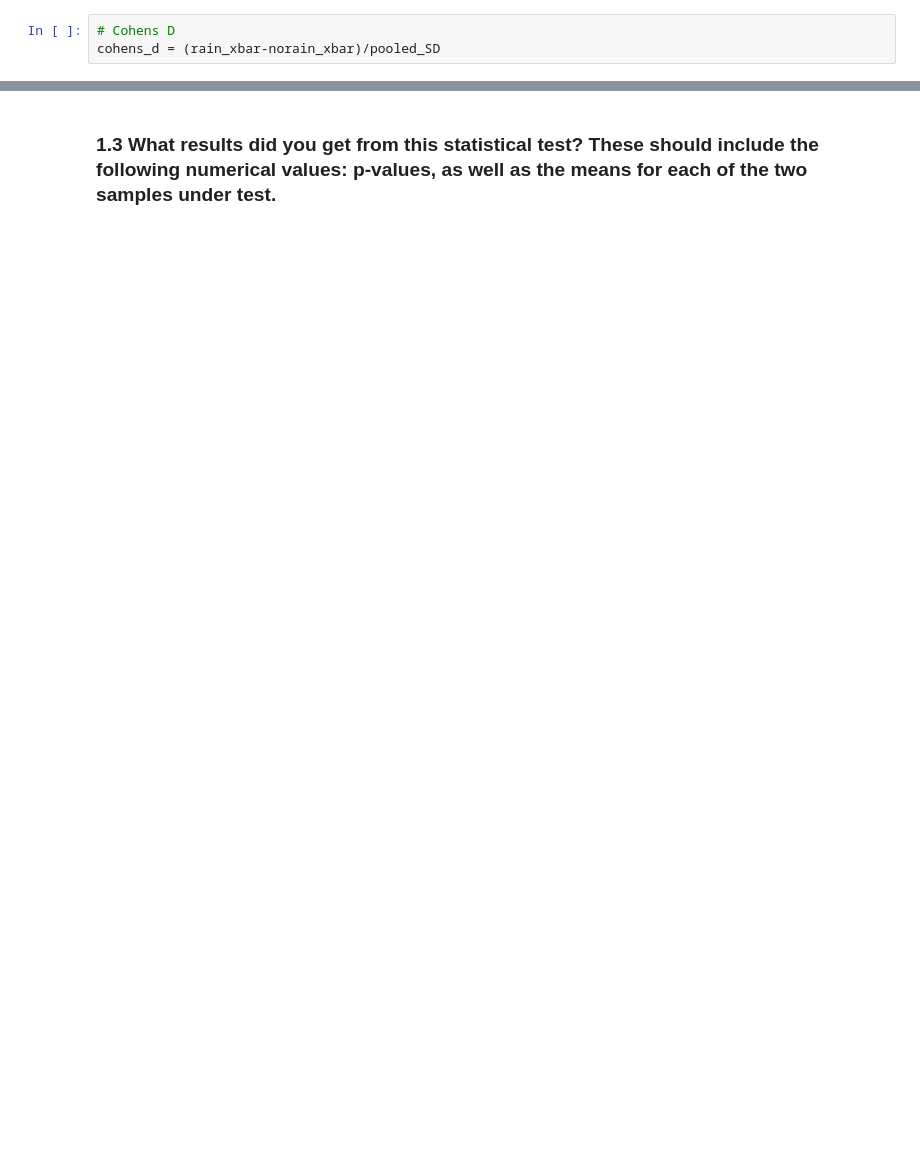
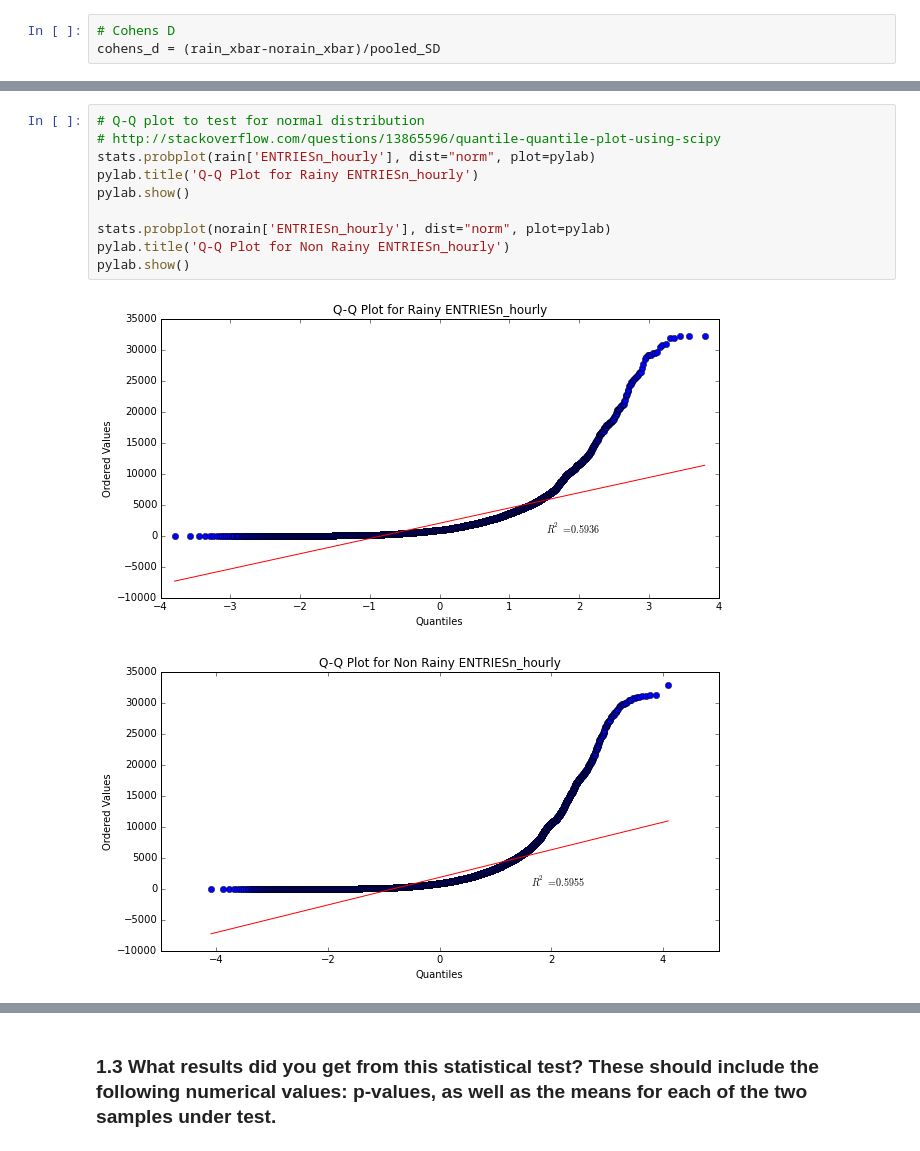
Before and after one commit to craignicholson/P2-1, a Jupyter notebook: Data_Analyst_ND_Project2.ipynb, the cells around one changed output, grey strips where cells are left out. Drawn from its saved outputs; the diff is of its cells as text; blank space fills up the shorter version.

```diff
--- a/Data_Analyst_ND_Project2.ipynb
+++ b/Data_Analyst_ND_Project2.ipynb
@@ -238,0 +291,13 @@ https://statistics.laerd.com/statistical-guides/independent-t-test-statistical-g
+# %%
+# Q-Q plot to test for normal distribution
+# http://stackoverflow.com/questions/13865596/quantile-quantile-plot-using-scipy
+stats.probplot(rain['ENTRIESn_hourly'], dist="norm", plot=pylab)
+pylab.title('Q-Q Plot for Rainy ENTRIESn_hourly')
+pylab.show()
+
+stats.probplot(norain['ENTRIESn_hourly'], dist="norm", plot=pylab)
+pylab.title('Q-Q Plot for Non Rainy ENTRIESn_hourly')
+pylab.show()
+# %% [output]
+[figure, added]
+[figure, added]
```
Also changed, not shown: parts of 30 cells of this notebook.
